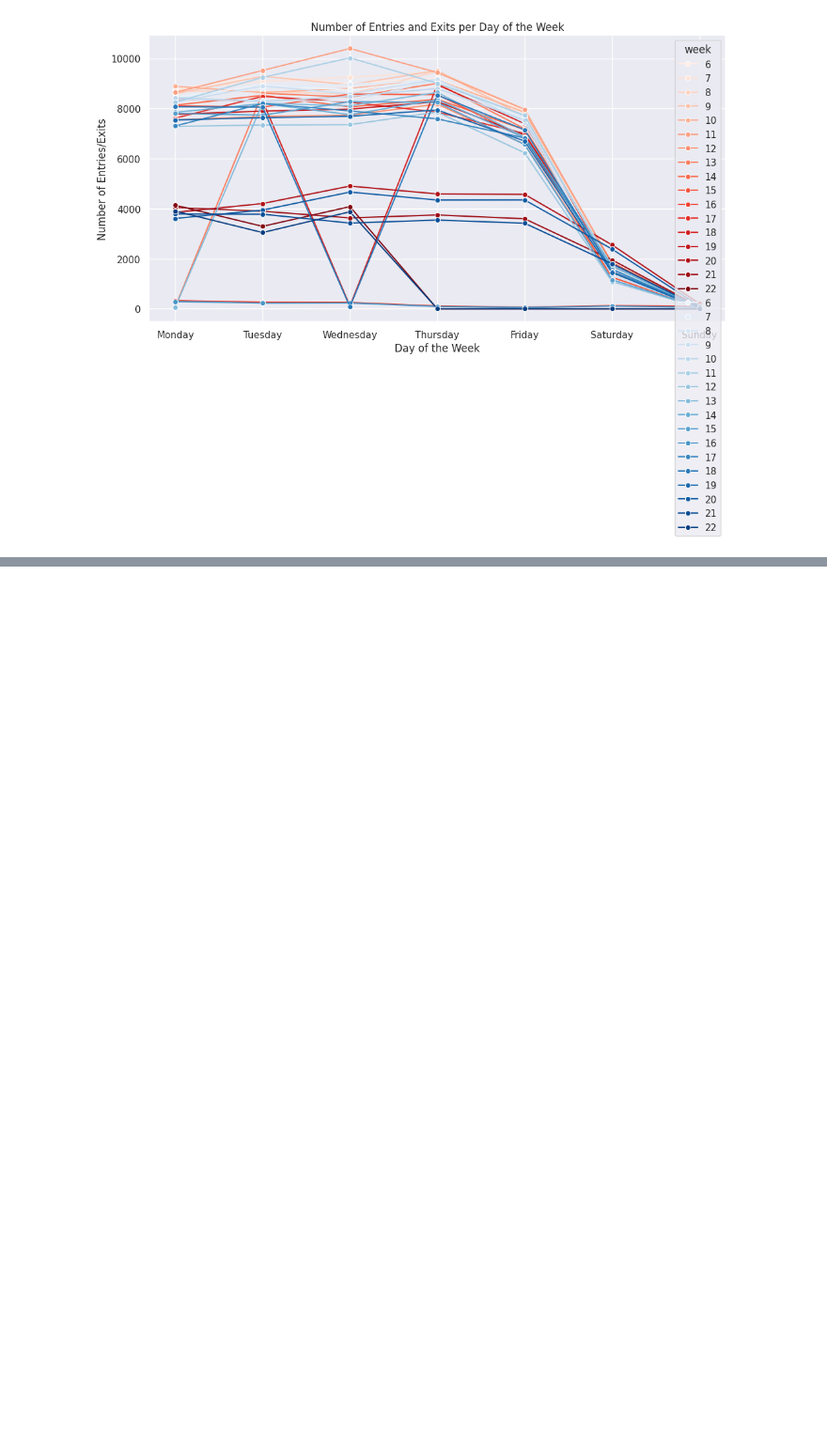
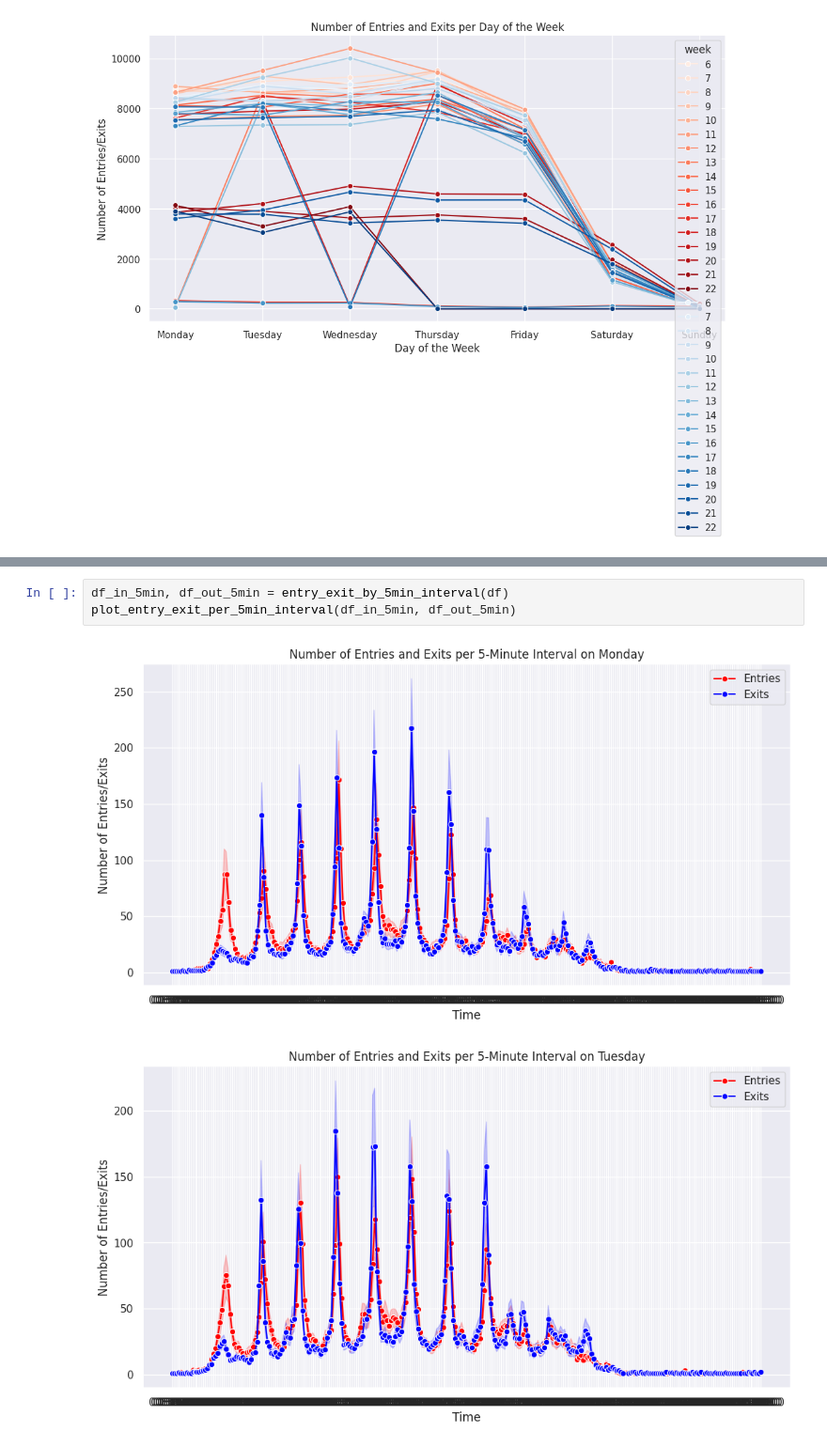
Before and after one commit to jabandersnatch/torniquete-sim, a Jupyter notebook: torniquete _sim.ipynb, the cells around one changed output, grey strips where cells are left out. Shown at 94% size. Drawn from its saved outputs; the diff is of its cells as text; blank space fills up the shorter version.

```diff
--- a/torniquete _sim.ipynb
+++ b/torniquete _sim.ipynb
@@ -192,0 +286,6 @@ plot_entry_exit_per_day_of_week(df_in_week, df_out_week, palette)
+# %%
+df_in_5min, df_out_5min = entry_exit_by_5min_interval(df)
+plot_entry_exit_per_5min_interval(df_in_5min, df_out_5min)
+# %% [output]
+[figure, added]
+[figure, added]
```
Also changed, not shown: parts of 17 cells of this notebook.
